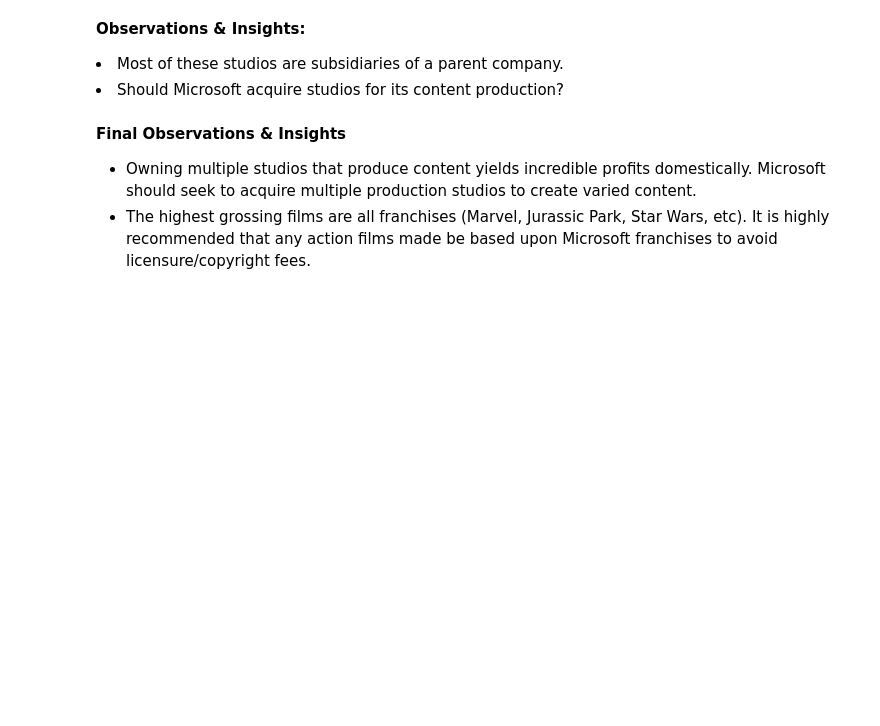
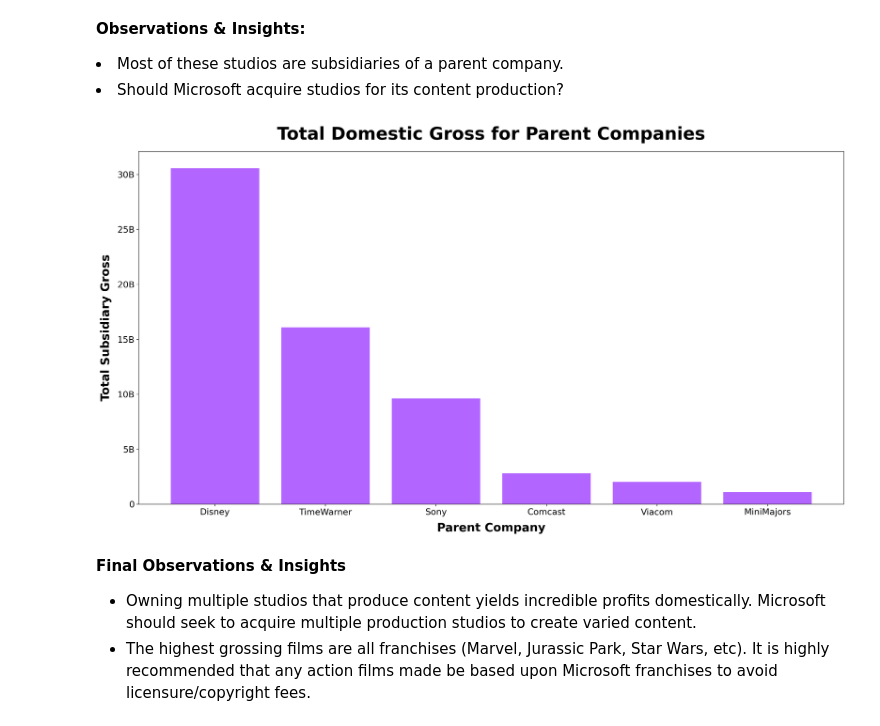
Before and after one commit to alpacanonymous/project1, a Jupyter notebook: final_notebook.ipynb, the cells around one changed output. Saved outputs shown, nothing was run; the diff lists cells and outputs as text; code cells hidden in the pictures; blank space fills up the shorter version.

```diff
--- a/final_notebook.ipynb
+++ b/final_notebook.ipynb
@@ -610,19 +726,24 @@ Sony_df = dfm2[dfm2['studio'].isin(Sony)]
 Mini_df = dfm2[dfm2['studio'].isin(MiniMajors)]
 # %%
 ## Plot of total domestic gross per parent company (hard coded)
-fig, ax = plt.subplots(figsize=(18,10))
+fig, ax = plt.subplots(figsize=(18,10), dpi=200)
 
 n = ['Disney', 'TimeWarner', 'Sony', 'Comcast', 'Viacom', 'MiniMajors']
 m = [Disney_df['domestic_gross'].sum(), TimeWarner_df['domestic_gross'].sum(),
      Sony_df['domestic_gross'].sum(), Comcast_df['domestic_gross'].sum(),
      Viacom_df['domestic_gross'].sum(),  Mini_df['domestic_gross'].sum()]
 
-plt.bar(n, m)
-ax.set_xlabel("Parent Company")
-ax.set_ylabel("Total Subsidiary Gross")
-ax.set_title("Total Domestic Gross for Parent Companies")
-plt.xticks(ticks=[0, 500000000],
-           labels=['0', '0.5B']);
+plt.bar(n, m, color='#b366ff')
+plt.xticks(ticks=n, labels=n, fontsize=15)
+plt.yticks(ticks=[0,5000000000, 10000000000, 15000000000, 20000000000, 25000000000, 30000000000],
+           labels=['0','5B', '10B', '15B', '20B', '25B', '30B'], fontsize=15)
+ax.set_xlabel("Parent Company", fontsize=20, fontweight='bold', labelpad=10)
+ax.set_ylabel("Total Subsidiary Gross", fontsize=20, fontweight='bold', labelpad=10)
+ax.set_title("Total Domestic Gross for Parent Companies", fontsize=30, fontweight='bold', pad=20);
+
+plt.tight_layout()
+# %% [output]
+[figure, added]
 # %% [markdown]
 **Final Observations & Insights**
 <ul>
```
Also changed, not shown: parts of 14 cells of this notebook.
